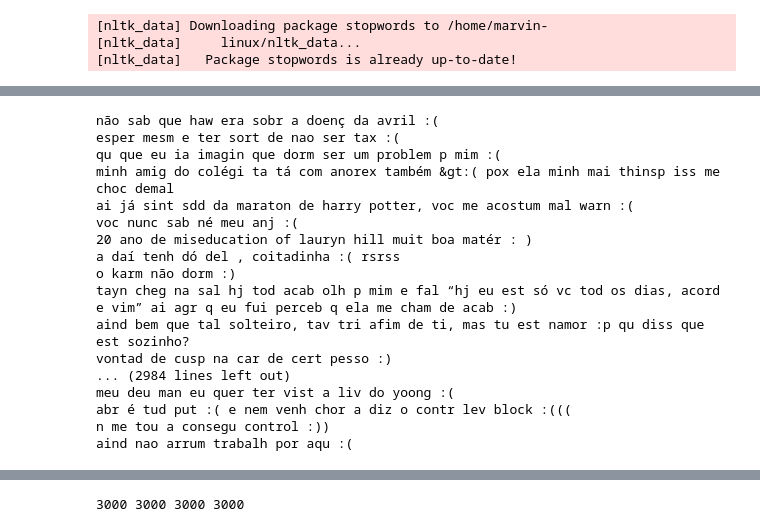
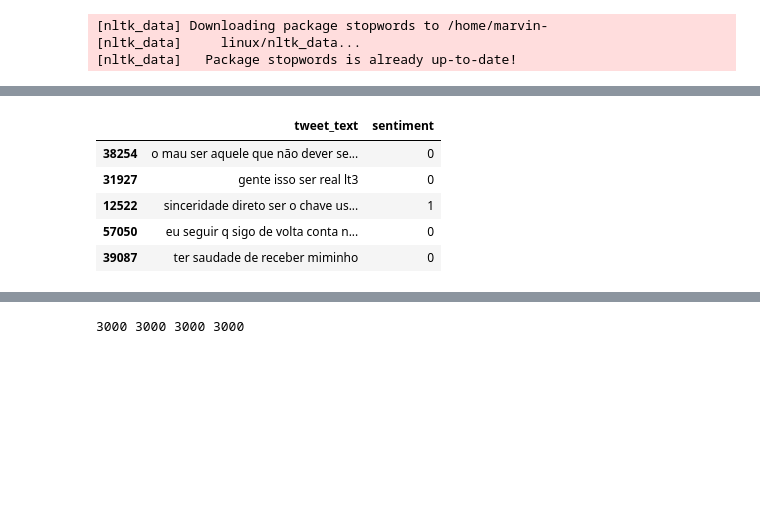
Before and after one commit to atlantico-academy/checape, a Jupyter notebook: notebooks/02 - Comparative Analysis.ipynb, the cells around one changed output, grey strips where cells are left out. Saved outputs shown, nothing was run; the diff lists cells and outputs as text; code cells hidden in the pictures; blank space fills up the shorter version.

```diff
--- a/notebooks/02 - Comparative Analysis.ipynb
+++ b/notebooks/02 - Comparative Analysis.ipynb
@@ -94,25 +81,10 @@ df_lematizado_com_stopwords.head(5)
 # %%
-df_stemming_sem_stopwords.tweet_text
-
-
-for text in df_stemming_sem_stopwords.tweet_text:
-    print(text)
+df_lematizado_sem_stopwords.head(5)
 # %% [output]
-não sab que haw era sobr a doenç da avril :(
-esper mesm e ter sort de nao ser tax :(
-qu que eu ia imagin que dorm ser um problem p mim :(
-minh amig do colégi ta tá com anorex também &gt:( pox ela minh mai thinsp iss me choc demal
-ai já sint sdd da maraton de harry potter, voc me acostum mal warn :(
-voc nunc sab né meu anj :(
-20 ano de miseducation of lauryn hill muit boa matér : )
-a daí tenh dó del , coitadinha :( rsrss
-o karm não dorm :)
-tayn cheg na sal hj tod acab olh p mim e fal “hj eu est só vc tod os dias, acord e vim” ai agr q eu fui perceb q ela me cham de acab :)
-aind bem que tal solteiro, tav tri afim de ti, mas tu est namor :p qu diss que est sozinho?
-vontad de cusp na car de cert pesso :)
-... (2984 lines left out)
-meu deu man eu quer ter vist a liv do yoong :(
-abr é tud put :( e nem venh chor a diz o contr lev block :(((
-n me tou a consegu control :))
-aind nao arrum trabalh por aqu :(
+|  | tweet_text | sentiment |
+| 38254 | o mau ser aquele que não dever se... | 0 |
+| 31927 | gente isso ser real lt3 | 0 |
+| 12522 | sinceridade direto ser o chave us... | 1 |
+| 57050 | eu seguir q sigo de volta conta n... | 0 |
+| 39087 | ter saudade de receber miminho | 0 |
 # %%
```
Also changed, not shown: parts of 46 cells of this notebook, 6 other files.
